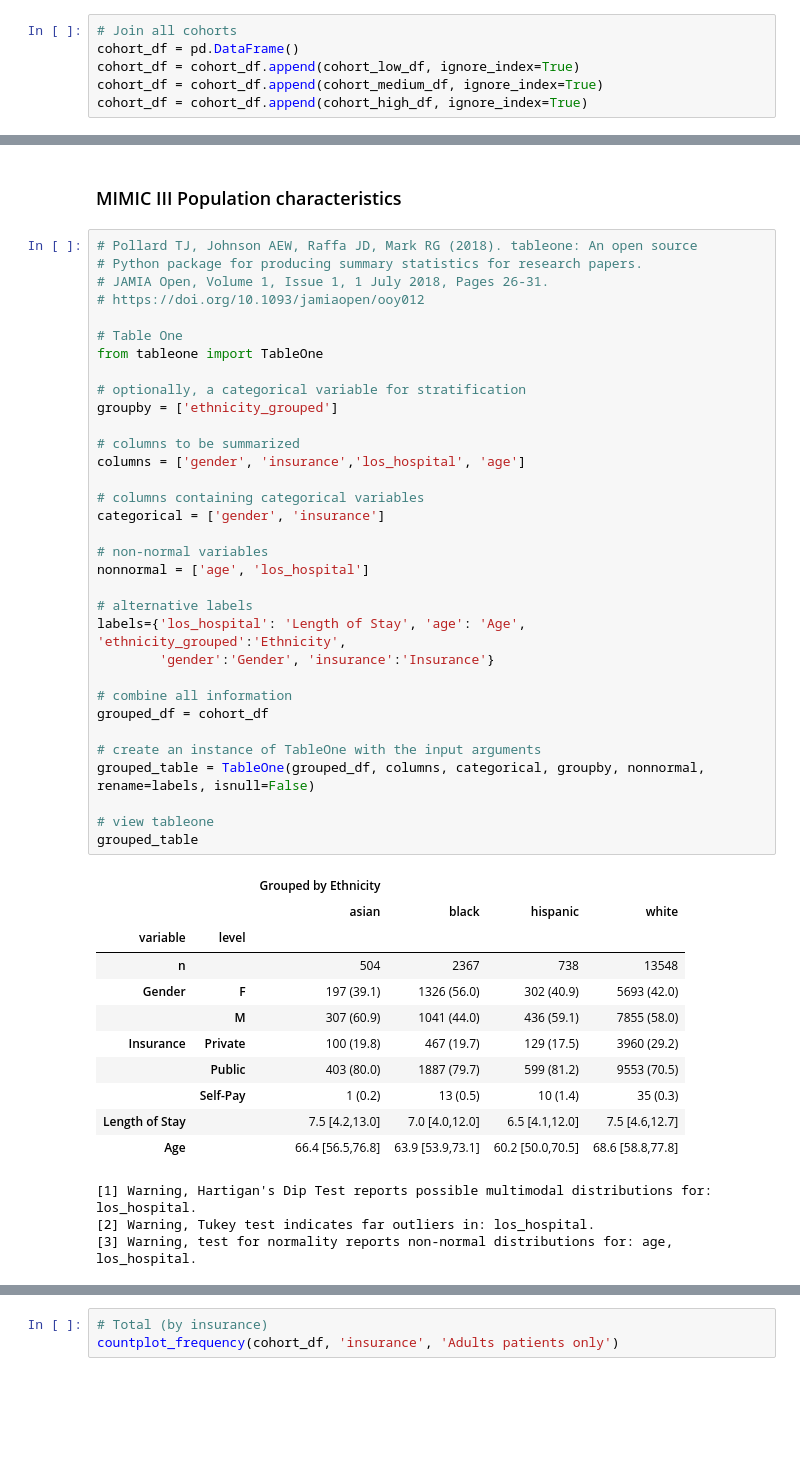
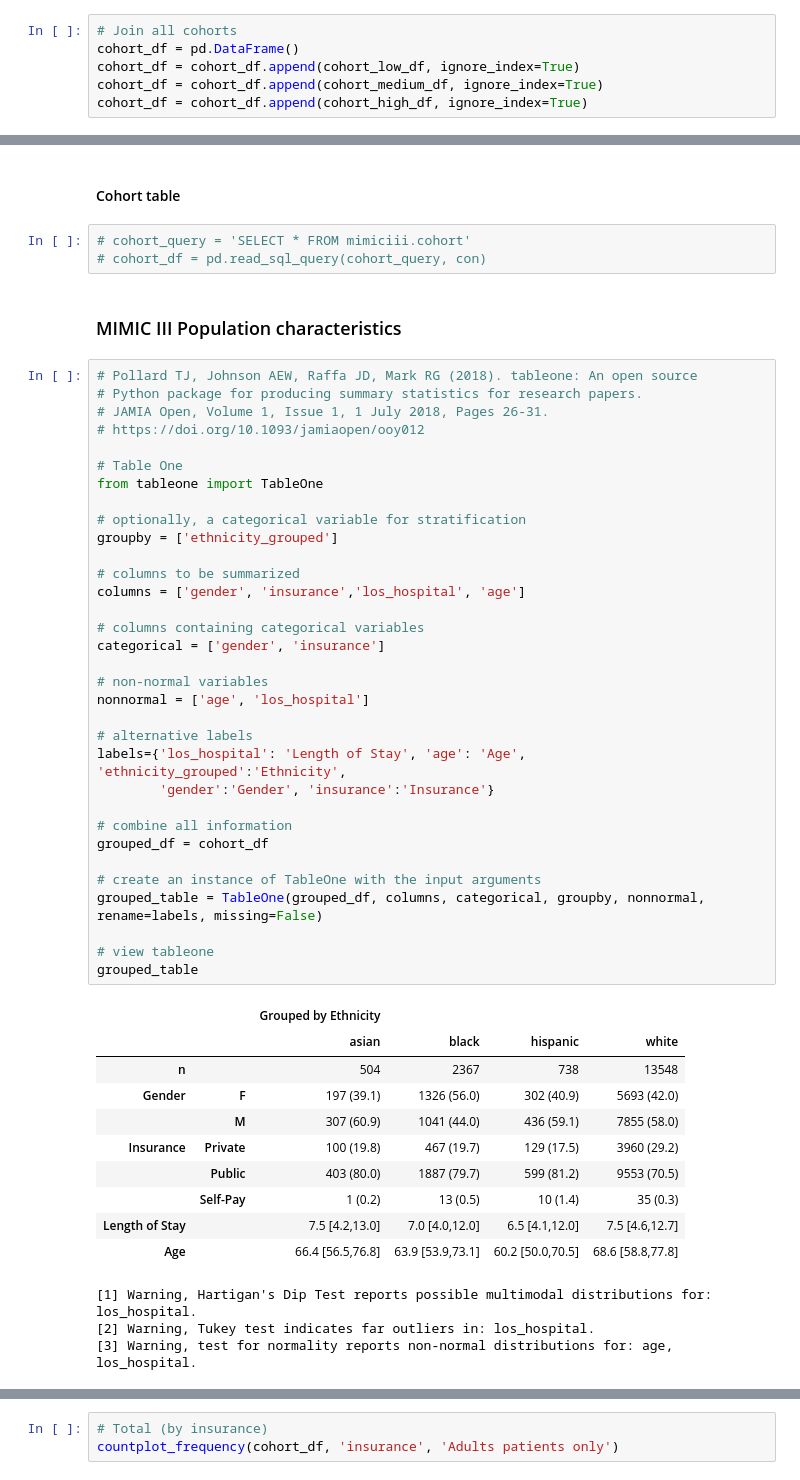
Before and after one commit to bseewald/fairness-ml-health, a Jupyter notebook: notebooks/mimic-iii/regression/cox_regression.ipynb, the cells around one changed output, grey strips where cells are left out. Saved outputs shown, nothing was run; the diff lists cells and outputs as text; blank space fills up the shorter version.

```diff
--- a/notebooks/mimic-iii/regression/cox_regression.ipynb
+++ b/notebooks/mimic-iii/regression/cox_regression.ipynb
@@ -269,4 +269,9 @@ cohort_df = cohort_df.append(cohort_high_df, ignore_index=True)
 # cohort_df.to_sql("cohort", con=eng, schema="mimiciii")
+# %% [markdown]
+#### Cohort table
+# %%
+# cohort_query = 'SELECT * FROM mimiciii.cohort'
+# cohort_df = pd.read_sql_query(cohort_query, con)
 # %% [markdown]
 ### MIMIC III Population characteristics
 # %%
@@ -277,35 +282,34 @@ cohort_df = cohort_df.append(cohort_high_df, ignore_index=True)
 
 # Table One
 from tableone import TableOne
 
 # optionally, a categorical variable for stratification
 groupby = ['ethnicity_grouped']
 
 # columns to be summarized
 columns = ['gender', 'insurance','los_hospital', 'age']
 
 # columns containing categorical variables
 categorical = ['gender', 'insurance']
 
 # non-normal variables
 nonnormal = ['age', 'los_hospital']
 
 # alternative labels
 labels={'los_hospital': 'Length of Stay', 'age': 'Age', 'ethnicity_grouped':'Ethnicity',
         'gender':'Gender', 'insurance':'Insurance'}
 
 # combine all information
 grouped_df = cohort_df
 
 # create an instance of TableOne with the input arguments
-grouped_table = TableOne(grouped_df, columns, categorical, groupby, nonnormal, rename=labels, isnull=False)
+grouped_table = TableOne(grouped_df, columns, categorical, groupby, nonnormal, rename=labels, missing=False)
 
 # view tableone
 grouped_table
 # %% [output]
 |  |  | Grouped by Ethnicity |  |  |  |
 |  |  | asian | black | hispanic | white |
-| variable | level |  |  |  |  |
 | n |  | 504 | 2367 | 738 | 13548 |
 | Gender | F | 197 (39.1) | 1326 (56.0) | 302 (40.9) | 5693 (42.0) |
 |  | M | 307 (60.9) | 1041 (44.0) | 436 (59.1) | 7855 (58.0) |
```
Also changed, not shown: parts of 46 cells of this notebook.
